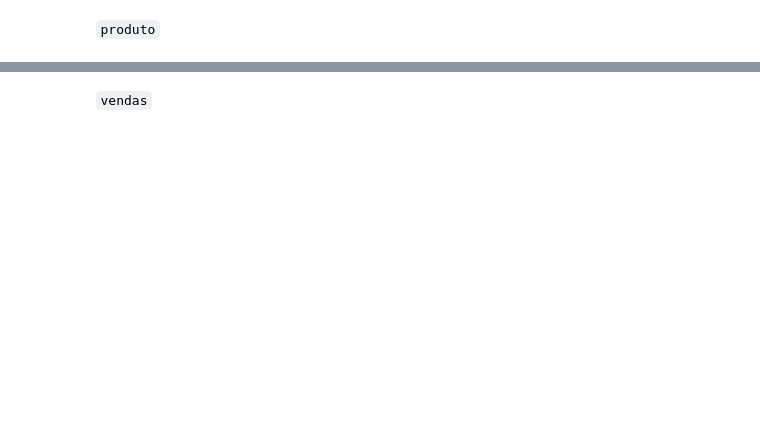
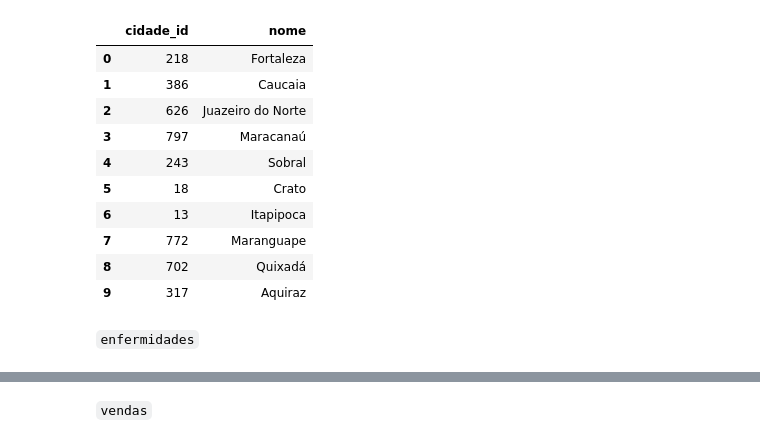
Before and after one commit to interfaces-programacao-proj/API-BISesa-FAKER, a Jupyter notebook: GeradorFaker.ipynb, the cells around one changed output, grey strips where cells are left out. Drawn from its saved outputs; the diff is of its cells as text; code cells hidden in the pictures; blank space fills up the shorter version.

```diff
--- a/GeradorFaker.ipynb
+++ b/GeradorFaker.ipynb
@@ -31,25 +33,0 @@ from googletrans import Translator
-# %%
-
-
-# Inicializar o Faker
-fake = Faker('pt_BR')
-fake.set_
-# Gerar dados fictícios para clientes
-clientes = []
-for _ in range(30):
-    cliente = {
-        'ClienteID': fake.unique.random_number(digits=5),
-        'Nome': fake.name(),
-        'Email': fake.email(),
-        'Telefone': fake.phone_number(),
-        'Endereço': fake.address(),
-        'Cidade': fake.city(),
-        'Estado': fake.state(),
-        'Prime' : fake.boolean(44),
-        'Data de Nascimento' : fake.date_of_birth(minimum_age=18, maximum_age=65)
-    }
-    clientes.append(cliente)
-
-# Criar DataFrame
-clientes = pd.DataFrame(clientes)
-clientes.head(3)
@@ -61,2 +34,32 @@ clientes.head(3)
+# %%
+# Inserir cidades
+cidades_ceara = ["Fortaleza", "Caucaia", "Juazeiro do Norte", "Maracanaú", "Sobral",
+                 "Crato", "Itapipoca", "Maranguape", "Quixadá", "Aquiraz"]
+# %%
+
+# Gerar dados fictícios para clientes
+lista = []
+for municipio in cidades_ceara:
+    cliente = {
+        'cidade_id': fake.unique.random_number(digits=3),
+        'nome': municipio,
+    }
+    lista.append(cliente)
+
+# Criar DataFrame
+cidades = pd.DataFrame(lista)
+cidades
+# %% [output]
+|  | cidade_id | nome |
+| 0 | 218 | Fortaleza |
+| 1 | 386 | Caucaia |
+| 2 | 626 | Juazeiro do Norte |
+| 3 | 797 | Maracanaú |
+| 4 | 243 | Sobral |
+| 5 | 18 | Crato |
+| 6 | 13 | Itapipoca |
+| 7 | 772 | Maranguape |
+| 8 | 702 | Quixadá |
+| 9 | 317 | Aquiraz |
 # %% [markdown]
-`produto`
+`enfermidades`
```
Also changed, not shown: parts of 37 cells of this notebook.
